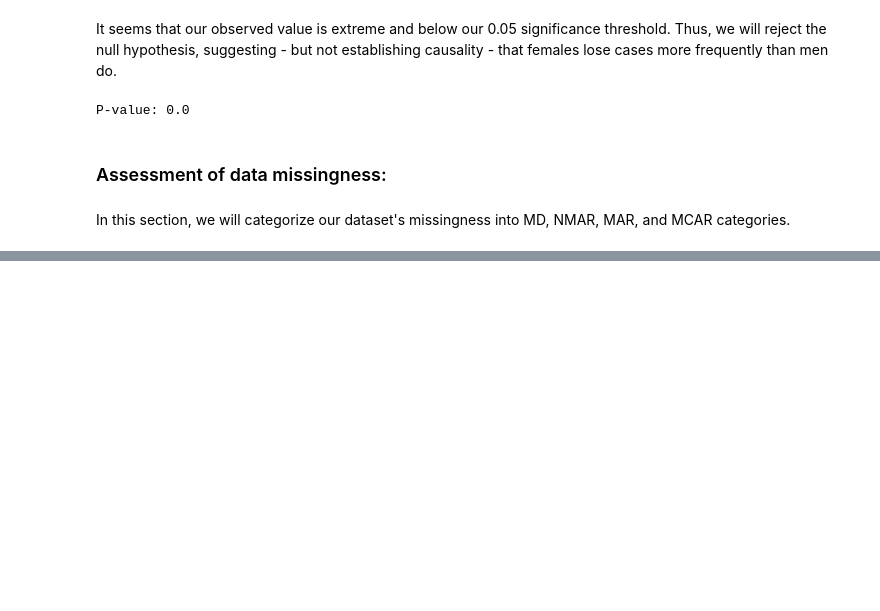
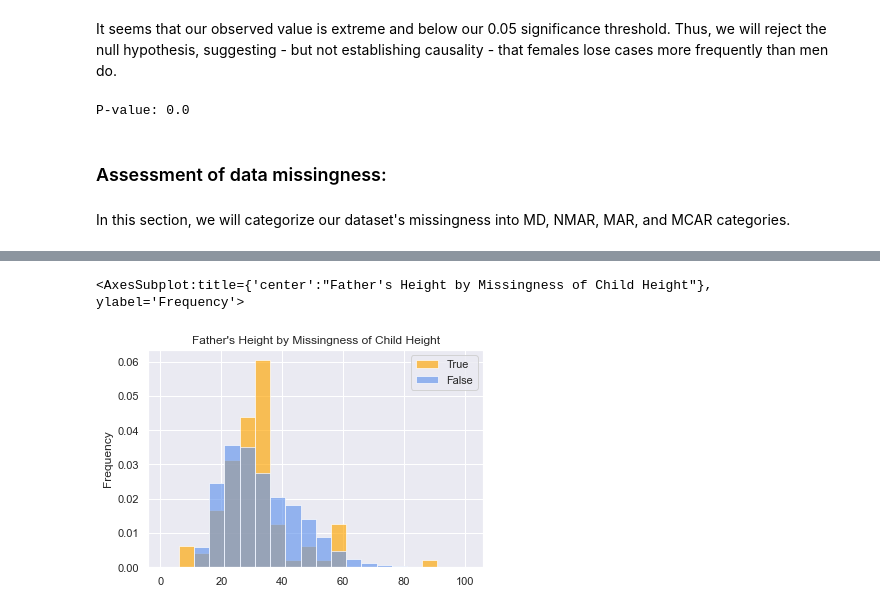
Before and after one commit to RyanHUNGry/nypd-civilian-complaints-EDA, a Jupyter notebook: notebook.ipynb, the cells around one changed output, grey strips where cells are left out. Cells and saved outputs as stored; diff of their text form; code cells hidden in the pictures; blank space fills up the shorter version.

```diff
--- a/notebook.ipynb
+++ b/notebook.ipynb
@@ -781,0 +784,5 @@ Let's assess missingness for `complainant_gender`, `complainant_ethnicity`, and
+# %%
+pd.concat([true_ob, false_ob], axis = 1).plot(kind='hist', density=True, alpha=0.65, ec='w', bins=20, legend=True, title="Father's Height by Missingness of Child Height", color = ['orange', 'cornflowerblue'])
+# %% [output]
+<AxesSubplot:title={'center':"Father's Height by Missingness of Child Height"}, ylabel='Frequency'>
+[figure, added]
```
Also changed, not shown: parts of 18 cells of this notebook.
